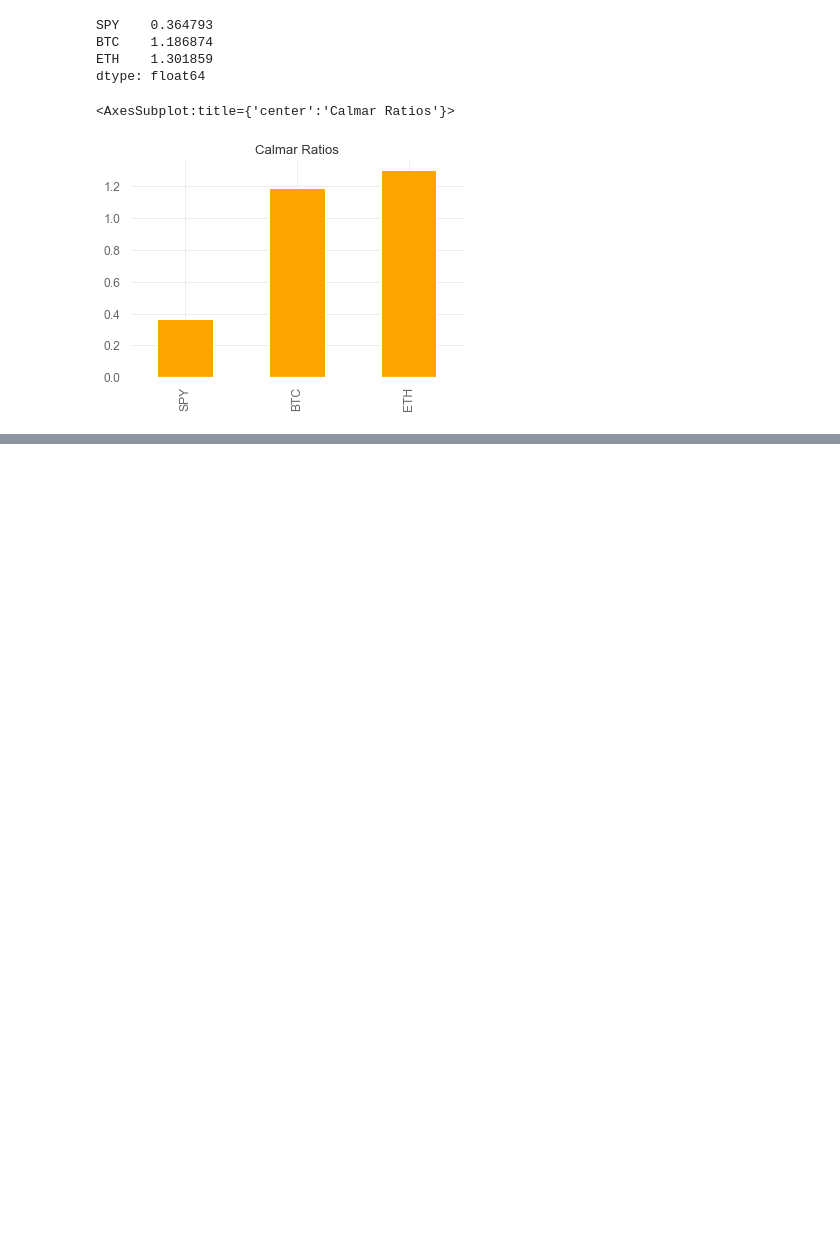
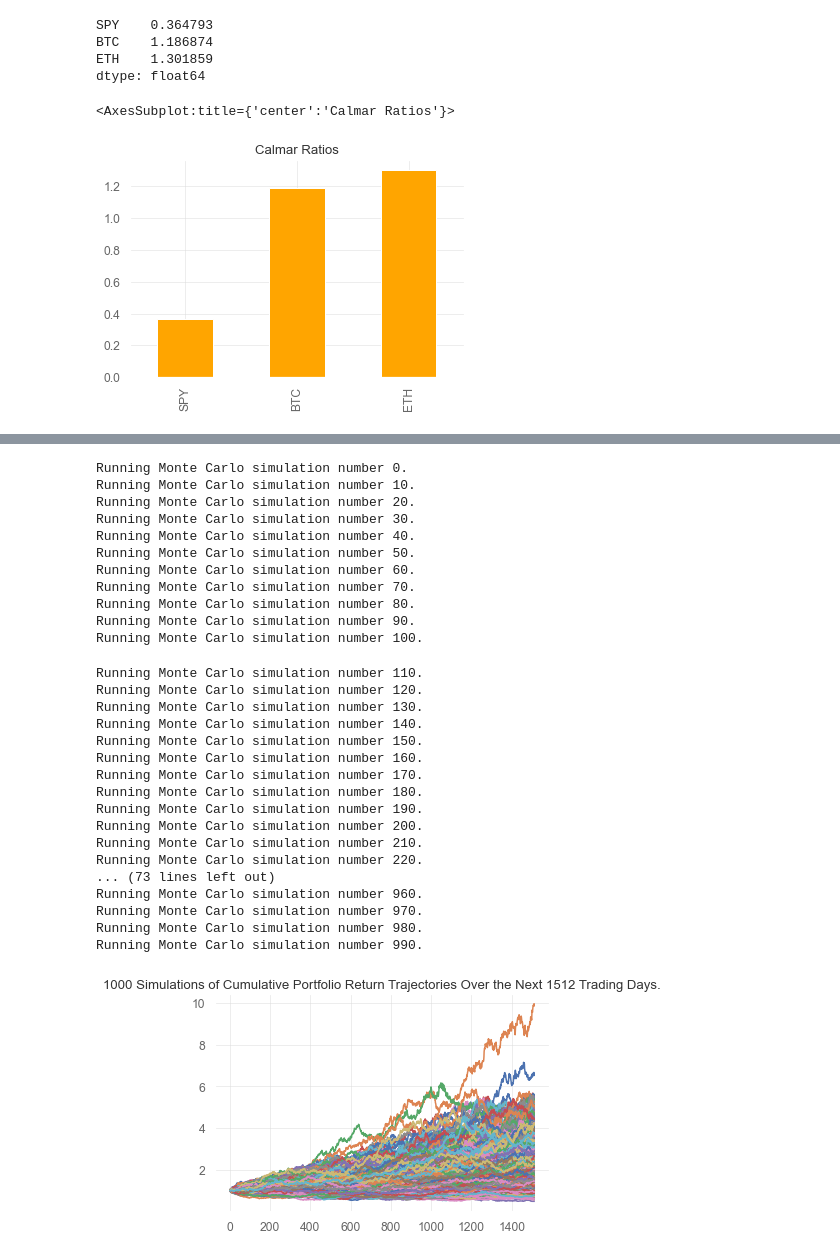
Before and after one commit to 7amza-eth/LongTermAssetAnalysis, a Jupyter notebook: Main.ipynb, the cells around one changed output, grey strips where cells are left out. Drawn from its saved outputs; the diff is of its cells as text; code cells hidden in the pictures; blank space fills up the shorter version.

Commit message:
Added Monte Carlo Simulations

```diff
--- a/Main.ipynb
+++ b/Main.ipynb
@@ -185,3 +204,10 @@ calmar_ratios.plot(kind="bar", title="Calmar Ratios", color="orange")
 # %% [output]
 <AxesSubplot:title={'center':'Calmar Ratios'}>
 [figure]
+# %%
+MC_sixyear_spy = MCSimulation(
+    portfolio_data=prices_df,
+    weights = [1, 0, 0],
+    num_simulation = 1000,
+    num_trading_days = 252*6
+)
@@ -187,0 +225,32 @@ calmar_ratios.plot(kind="bar", title="Calmar Ratios", color="orange")
+# %%
+MC_sim_line_plot_1 = MC_sixyear_spy.plot_simulation()
+# %% [output]
+Running Monte Carlo simulation number 0.
+Running Monte Carlo simulation number 10.
+Running Monte Carlo simulation number 20.
+Running Monte Carlo simulation number 30.
+Running Monte Carlo simulation number 40.
+Running Monte Carlo simulation number 50.
+Running Monte Carlo simulation number 60.
+Running Monte Carlo simulation number 70.
+Running Monte Carlo simulation number 80.
+Running Monte Carlo simulation number 90.
+Running Monte Carlo simulation number 100.
+Running Monte Carlo simulation number 110.
+Running Monte Carlo simulation number 120.
+Running Monte Carlo simulation number 130.
+Running Monte Carlo simulation number 140.
+Running Monte Carlo simulation number 150.
+Running Monte Carlo simulation number 160.
+Running Monte Carlo simulation number 170.
+Running Monte Carlo simulation number 180.
+Running Monte Carlo simulation number 190.
+Running Monte Carlo simulation number 200.
+Running Monte Carlo simulation number 210.
+Running Monte Carlo simulation number 220.
+... (73 lines left out)
+Running Monte Carlo simulation number 960.
+Running Monte Carlo simulation number 970.
+Running Monte Carlo simulation number 980.
+Running Monte Carlo simulation number 990.
+[figure, added]
```
Also changed, not shown: parts of 18 cells of this notebook.
